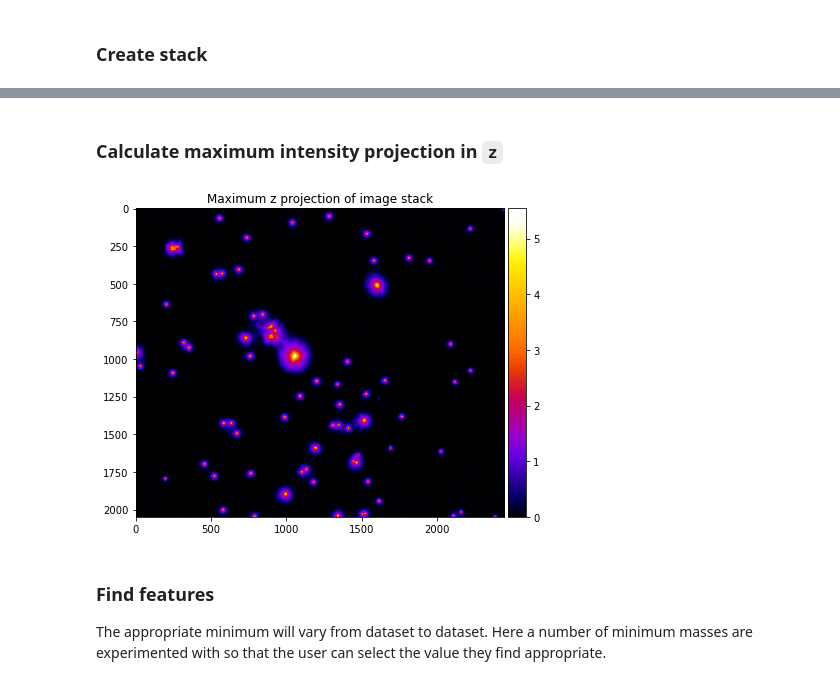
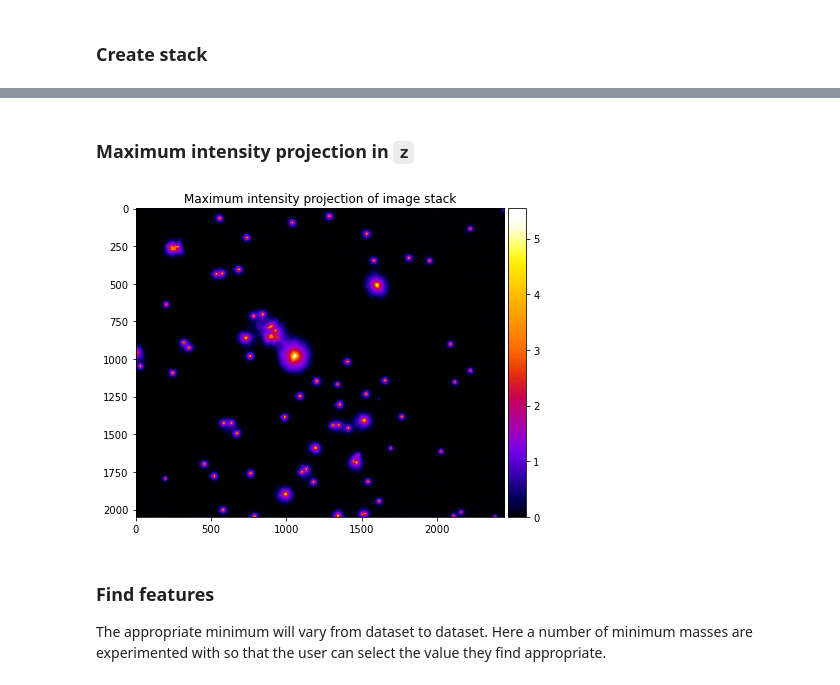
Before and after one commit to hoogenboom-group/PSF-Extractor, a Jupyter notebook: notebooks/walkthrough.ipynb, the cells around one changed output, grey strips where cells are left out. Cells and saved outputs as stored; diff of their text form; code cells hidden in the pictures.

```diff
--- a/notebooks/walkthrough.ipynb
+++ b/notebooks/walkthrough.ipynb
@@ -90,4 +90,4 @@ INFO:root:Reading image file (32/32) : ../data/sample_zstack_png_sequence/202011
 INFO:root:(32, 2048, 2448) image stack created succesfully.
 # %% [markdown]
-### Calculate maximum intensity projection in `z`
+### Maximum intensity projection in `z`
 # %%
@@ -100,18 +100,18 @@ mipn *= 255./mipn.max()
 # %%
 # Create figure
 fig, ax = plt.subplots(figsize=(7, 7))
 # Take log to enhance contrast, avoid /b0 error
 mpn_log = np.log(mipn,
                  out=np.zeros_like(mipn),
                  where=mipn!=0)
 im = ax.imshow(mpn_log, cmap=fire)
-ax.set_title('Maximum z projection of image stack')
+ax.set_title('Maximum intensity projection of image stack')
 # Colorbar
 div = make_axes_locatable(ax)
 cax = div.append_axes('right', size='5%', pad=0.05)
 plt.colorbar(im, cax=cax);
 # %% [output]
-[figure, old version]
+[figure, new version]
 # %% [markdown]
 ### Find features
 The appropriate minimum will vary from dataset to dataset. Here a number of minimum masses are experimented with so that the user can select the value they find appropriate.
```
Also changed, not shown: parts of 53 cells of this notebook, 1 other file.
